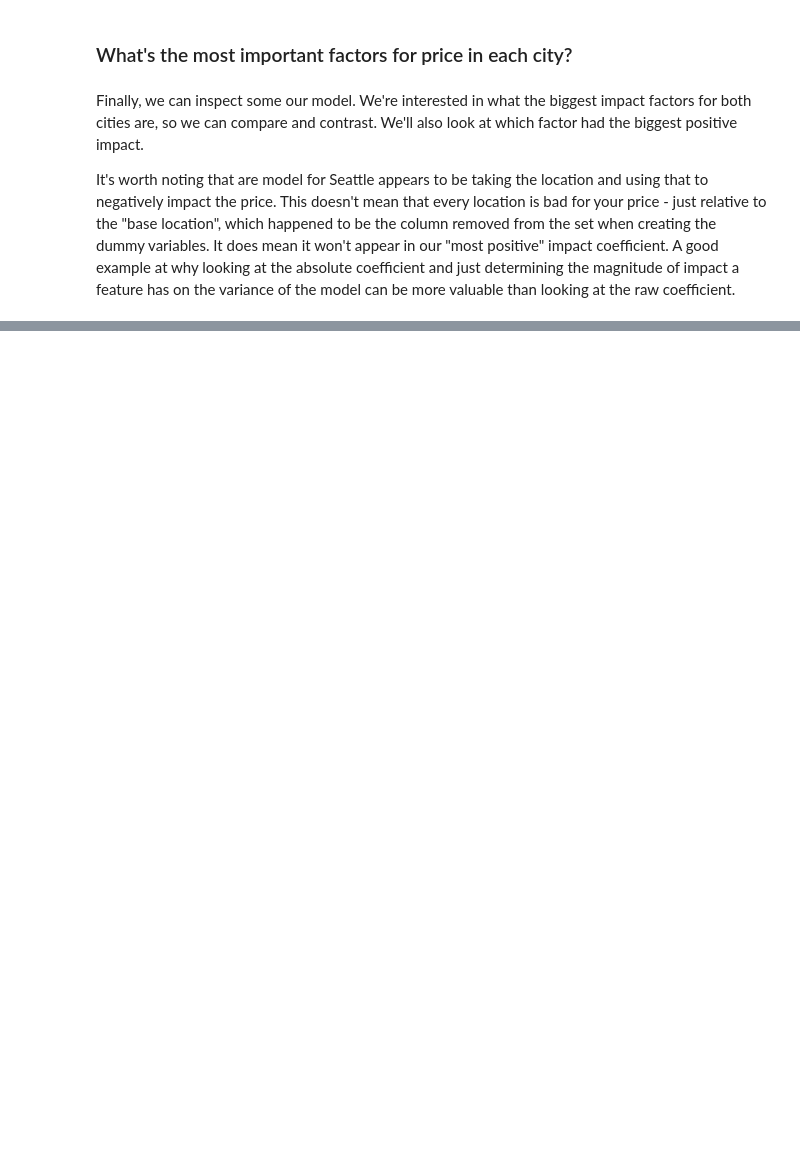
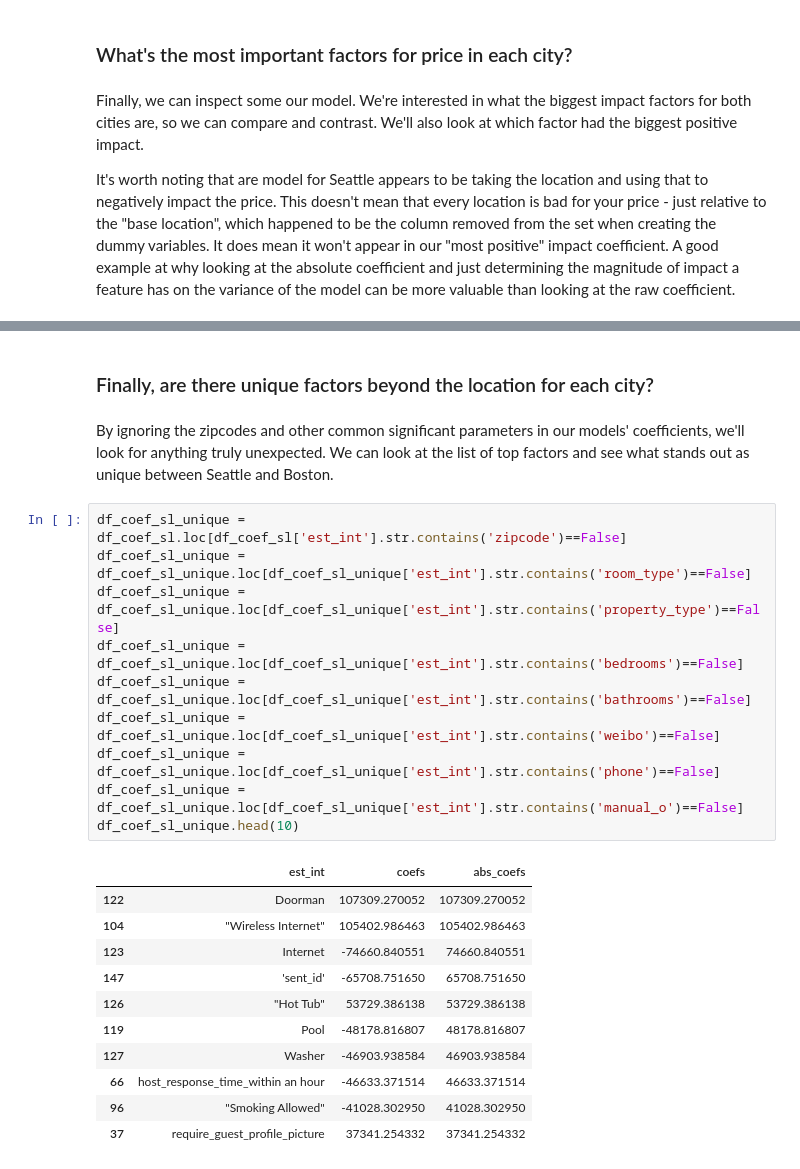
Before and after one commit to TheCaptainCrash/airbnb-boston-seattle, a Jupyter notebook: src/AirbnbAnalysis.ipynb, the cells around one changed output, grey strips where cells are left out. Drawn from its saved outputs; the diff is of its cells as text; blank space fills up the shorter version.

```diff
--- a/src/AirbnbAnalysis.ipynb
+++ b/src/AirbnbAnalysis.ipynb
@@ -318,0 +291,26 @@ df_coef_bl_unique.head(10)
+# %% [markdown]
+### Finally, are there unique factors beyond the location for each city? ###
+# %% [markdown]
+By ignoring the zipcodes and other common significant parameters in our models' coefficients, we'll look for anything truly unexpected. We can look at the list of top factors and see what stands out as unique between Seattle and Boston.
+# %%
+df_coef_sl_unique = df_coef_sl.loc[df_coef_sl['est_int'].str.contains('zipcode')==False]
+df_coef_sl_unique = df_coef_sl_unique.loc[df_coef_sl_unique['est_int'].str.contains('room_type')==False]
+df_coef_sl_unique = df_coef_sl_unique.loc[df_coef_sl_unique['est_int'].str.contains('property_type')==False]
+df_coef_sl_unique = df_coef_sl_unique.loc[df_coef_sl_unique['est_int'].str.contains('bedrooms')==False]
+df_coef_sl_unique = df_coef_sl_unique.loc[df_coef_sl_unique['est_int'].str.contains('bathrooms')==False]
+df_coef_sl_unique = df_coef_sl_unique.loc[df_coef_sl_unique['est_int'].str.contains('weibo')==False]
+df_coef_sl_unique = df_coef_sl_unique.loc[df_coef_sl_unique['est_int'].str.contains('phone')==False]
+df_coef_sl_unique = df_coef_sl_unique.loc[df_coef_sl_unique['est_int'].str.contains('manual_o')==False]
+df_coef_sl_unique.head(10)
+# %% [output]
+|  | est_int | coefs | abs_coefs |
+| 122 | Doorman | 107309.270052 | 107309.270052 |
+| 104 | "Wireless Internet" | 105402.986463 | 105402.986463 |
+| 123 | Internet | -74660.840551 | 74660.840551 |
+| 147 | 'sent_id' | -65708.751650 | 65708.751650 |
+| 126 | "Hot Tub" | 53729.386138 | 53729.386138 |
+| 119 | Pool | -48178.816807 | 48178.816807 |
+| 127 | Washer | -46903.938584 | 46903.938584 |
+| 66 | host_response_time_within an hour | -46633.371514 | 46633.371514 |
+| 96 | "Smoking Allowed" | -41028.302950 | 41028.302950 |
+| 37 | require_guest_profile_picture | 37341.254332 | 37341.254332 |
```
Also changed, not shown: parts of 31 cells of this notebook.
